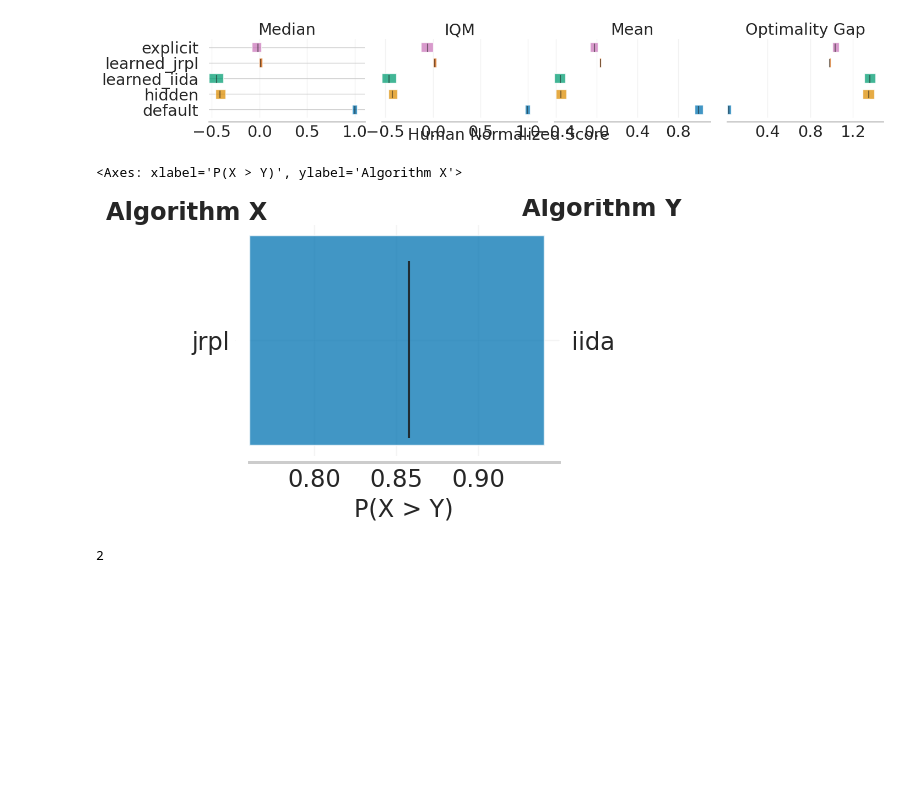
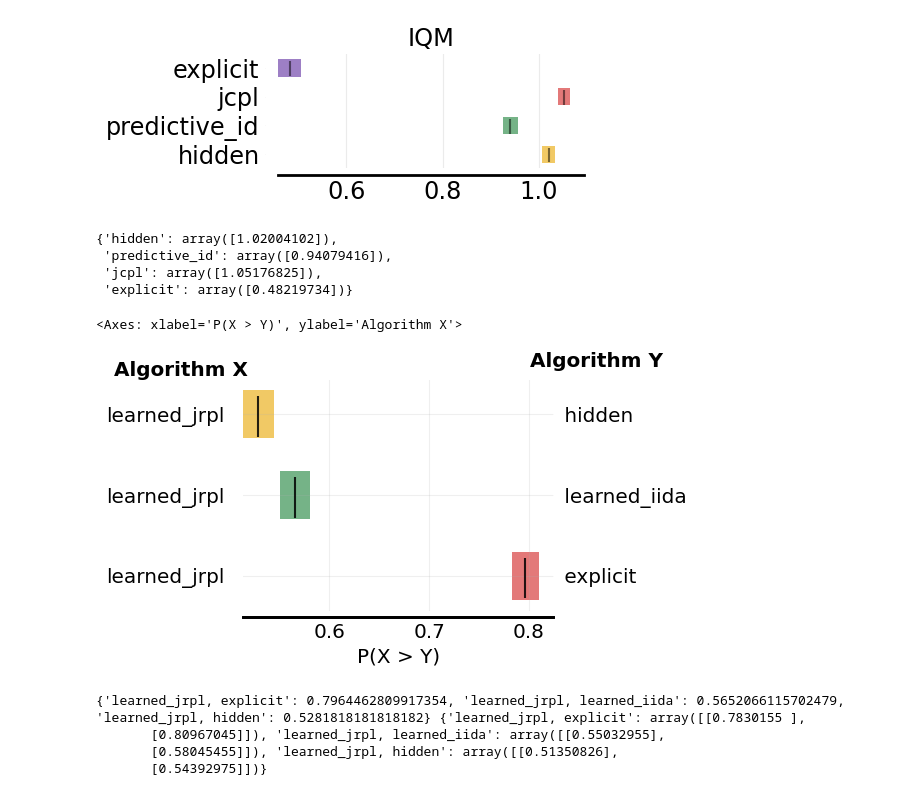
Before and after one commit to tidiane-camaret/contextual_rl_zero_shot, a Jupyter notebook: scripts/plot_eval_rewards_rliable.ipynb, the cells around one changed output. Saved outputs shown, nothing was run; the diff lists cells and outputs as text; code cells hidden in the pictures; blank space fills up the shorter version.

```diff
--- a/scripts/plot_eval_rewards_rliable.ipynb
+++ b/scripts/plot_eval_rewards_rliable.ipynb
@@ -101,6 +204,8 @@ Name: count, dtype: int64
 # %%
-filtered_reward_df = reward_df[reward_df["Environment"] == "CARLPendulum"]
-filtered_reward_df = filtered_reward_df[filtered_reward_df["intra_extra"] == "intra"]
+filtered_reward_df = reward_df
+filtered_reward_df = filtered_reward_df[filtered_reward_df["context_mode"].isin(["explicit", "hidden", "jcpl", "predictive_id"])]
+filtered_reward_df = filtered_reward_df[filtered_reward_df["Environment"] == "CARLBraxAnt"]
+#filtered_reward_df = filtered_reward_df[filtered_reward_df["intra_extra"] == "extra"]
 # %%
 reward_df["Environment"].unique()
 # %% [output]
@@ -125,7 +214,18 @@ filtered_reward_df
 # %%
+import numpy as np
 # put scores in a dict of shape {context_mode: np.array(n_seeds, n_envs)}
 algo_scores = {}
 for context_mode in filtered_reward_df["context_mode"].unique():
     # get a numpy array of the scores for each algorithm, of shape (n_seeds, n_envs)
-    scores = filtered_reward_df[filtered_reward_df["context_mode"] == context_mode].pivot_table(index="seed", columns=["Environment","context_value"], values="reward").to_numpy()
+    unique_context_values = list(filtered_reward_df[filtered_reward_df["context_mode"] == context_mode]["context_value"].unique())
+    scores = []
+    for context_value in unique_context_values:
+        scores_context_value = filtered_reward_df[(filtered_reward_df["context_mode"] == context_mode) & (filtered_reward_df["context_value"] == context_value)]["reward"].values
+        scores.append(scores_context_value)
+    scores = np.array(scores)
     algo_scores[context_mode] = scores
+
+for context_mode, scores in algo_scores.items():
+    print(f"Context mode: {context_mode}")
+    print(f"score shape: {scores.shape}")
+    #print(scores)
@@ -160,28 +241,51 @@ import numpy as np
+# %%
+from rliable import library as rly
+from rliable import metrics
+from rliable import plot_utils
+import numpy as np
+
+colors =  (125, 84, 178, 1), (218, 76, 76, 1),(71,154,95,1), (237, 183, 50, 1)#, (83, 135, 221, 1)
+# inverse order of the colors
+colors = colors[::-1]
+# need to divide by 255 to get the right colors
+colors = [(r/255, g/255, b/255, a) for r, g, b, a in colors]
 # %%
 ## Aggregate metrics with 95% Stratified Bootstrap CIs
 
 # Load ALE scores as a dictionary mapping algorithms to their human normalized
 # score matrices, each of which is of size `(num_runs x num_games)`
 algorithms = list(algo_scores.keys())
 
 aggregate_func = lambda x: np.array([
-  metrics.aggregate_median(x),
+  #metrics.aggregate_median(x),
   metrics.aggregate_iqm(x),
-  metrics.aggregate_mean(x),
-  metrics.aggregate_optimality_gap(x)])
+  #metrics.aggregate_mean(x),
+  #metrics.aggregate_optimality_gap(x)
+])
 aggregate_scores, aggregate_score_cis = rly.get_interval_estimates(
   algo_scores, aggregate_func, reps=50000)
 fig, axes = plot_utils.plot_interval_estimates(
   aggregate_scores, aggregate_score_cis,
-  metric_names=['Median', 'IQM', 'Mean', 'Optimality Gap'],
-  algorithms=algorithms, xlabel='Human Normalized Score')
+  #metric_names=['Median', 'IQM', 'Mean', 'Optimality Gap'],
+  metric_names=['IQM',],
+  algorithms=algorithms, xlabel='',
+  colors=dict(zip(algorithms, colors)))
 # %% [output]
-[figure, old version]
+[figure, new version]
+# %%
+aggregate_scores
+# %% [output]
+{'hidden': array([1.02004102]),
+ 'predictive_id': array([0.94079416]),
+ 'jcpl': array([1.05176825]),
+ 'explicit': array([0.48219734])}
 # %%
 # Probability of Improvement
 
 # Load ProcGen scores as a dictionary containing pairs of normalized score
 # matrices for pairs of algorithms we want to compare
+
+
 """
 num_runs, num_games = 10, 10
 algorithm_pairs = {algo_pair: (np.random.rand(num_runs, num_games),
@@ -193,19 +297,24 @@ algorithm_pairs = {algo_pair: (np.random.rand(num_runs, num_games),
 
 # Load ProcGen scores as a dictionary containing pairs of normalized score
 # matrices for pairs of algorithms we want to compare
-algorithm_pairs = {'jrpl, iida': (algo_scores['learned_jrpl'], algo_scores['learned_iida'])}
-
+algorithm_pairs = {a1 + ', ' + a2: (algo_scores[a1], algo_scores[a2])
+                    for a1, a2 in [('learned_jrpl', 'explicit'),
+                                    ('learned_jrpl', 'learned_iida'),
+                                    ('learned_jrpl','hidden')
+                                    ]}
 average_probabilities, average_prob_cis = rly.get_interval_estimates(
   algorithm_pairs, metrics.probability_of_improvement, reps=2000)
-plot_utils.plot_probability_of_improvement(average_probabilities, average_prob_cis)
+plot_utils.plot_probability_of_improvement(average_probabilities, average_prob_cis, colors = [colors[2], colors[1], colors[0]])
 # %% [output]
 <Axes: xlabel='P(X > Y)', ylabel='Algorithm X'>
-[figure, old version]
+[figure, new version]
-# %%
-#print(algorithm_pairs['DQN (Nature), DQN (Adam)'])
-print(len(algorithm_pairs['jrpl vs iida']))
-# %% [output]
-2
+# %%
+print(average_probabilities, average_prob_cis)
+# %% [output]
+{'learned_jrpl, explicit': 0.7964462809917354, 'learned_jrpl, learned_iida': 0.5652066115702479, 'learned_jrpl, hidden': 0.5281818181818182} {'learned_jrpl, explicit': array([[0.7830155 ],
+       [0.80967045]]), 'learned_jrpl, learned_iida': array([[0.55032955],
+       [0.58045455]]), 'learned_jrpl, hidden': array([[0.51350826],
+       [0.54392975]])}
 # %%
 ## Performance Profiles
 import matplotlib.pyplot as plt
```
Also changed, not shown: parts of 13 cells of this notebook, 12 other files.
